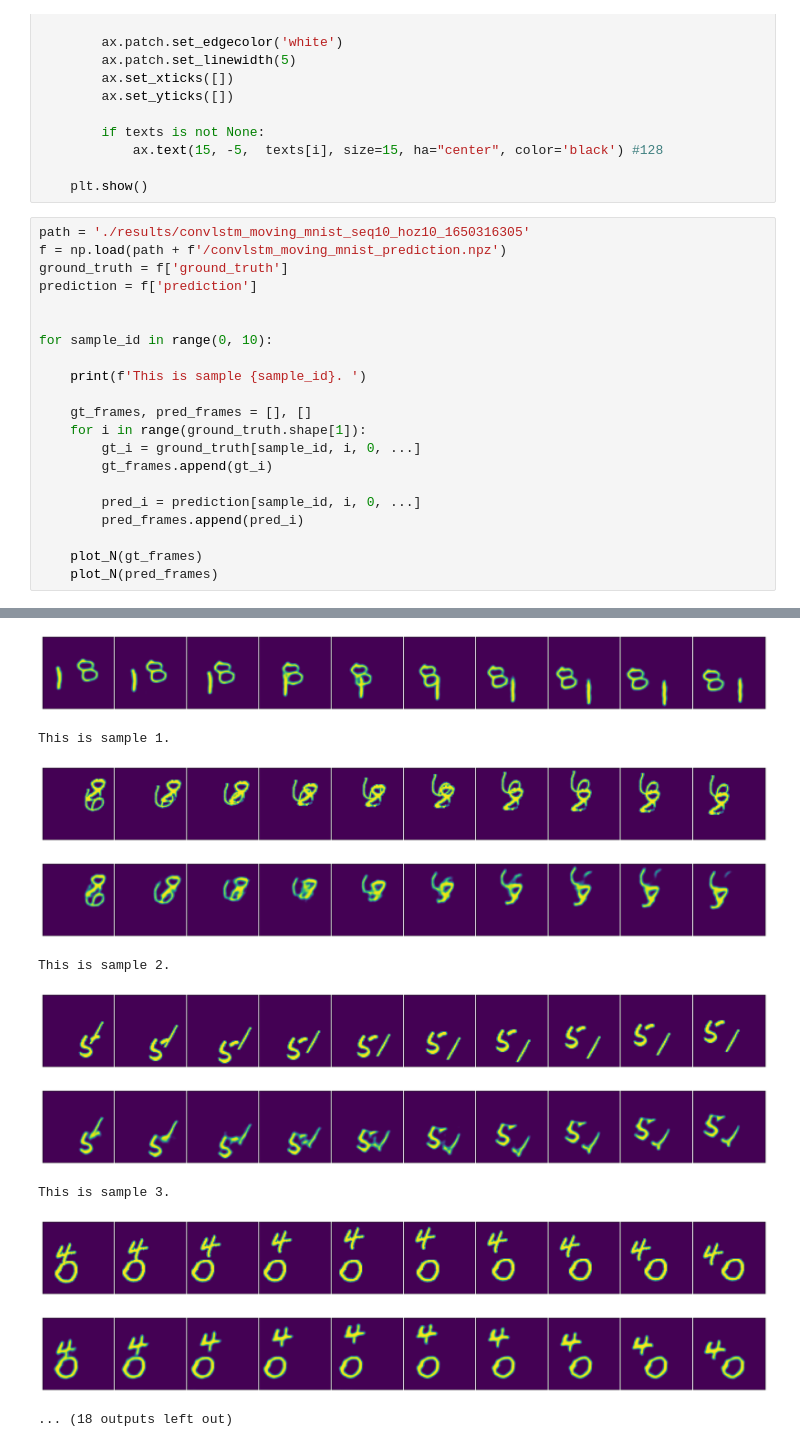
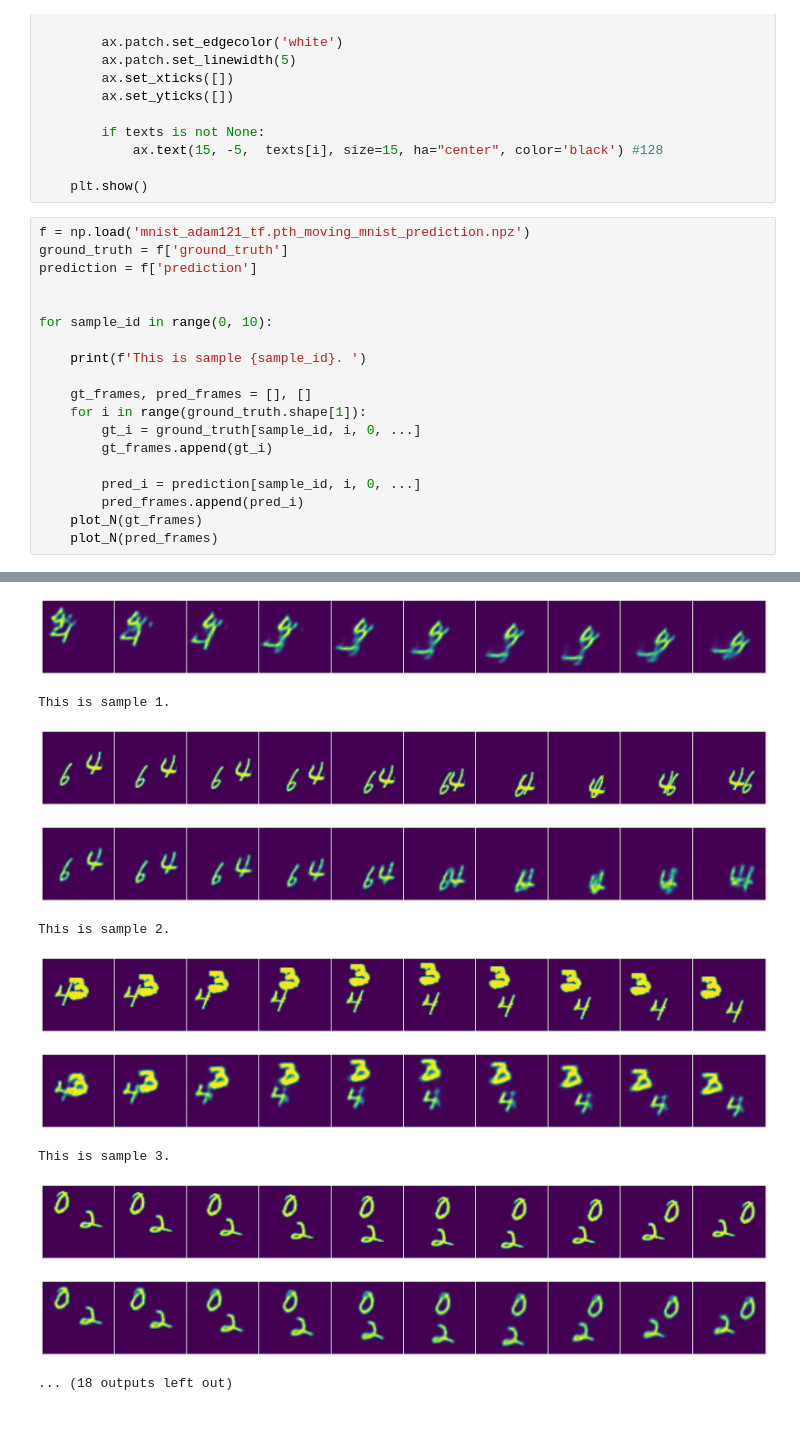
Before and after one commit to shivambhandari99/Orpheus, a Jupyter notebook: code/plot.ipynb, the cells around one changed output, grey strips where cells are left out. Saved outputs shown, nothing was run; the diff lists cells and outputs as text.

```diff
--- a/code/plot.ipynb
+++ b/code/plot.ipynb
@@ -33,8 +33,7 @@ def plot_N(images, texts=None, cmap=None):
 
     plt.show()
 # %%
-path = './results/convlstm_moving_mnist_seq10_hoz10_1650316305'
-f = np.load(path + f'/convlstm_moving_mnist_prediction.npz')
+f = np.load('mnist_adam121_tf.pth_moving_mnist_prediction.npz')
 ground_truth = f['ground_truth']
 prediction = f['prediction']
 
@@ -50,7 +49,6 @@ for sample_id in range(0, 10):
 
         pred_i = prediction[sample_id, i, 0, ...]
         pred_frames.append(pred_i)
-
     plot_N(gt_frames)
     plot_N(pred_frames)
 # %% [output]
@@ -59,11 +57,11 @@ This is sample 0.
-[figure, old version]
+[figure, new version]
 This is sample 1.
-[figure, old version]
+[figure, new version]
-[figure, old version]
+[figure, new version]
 This is sample 2.
-[figure, old version]
+[figure, new version]
-[figure, old version]
+[figure, new version]
 This is sample 3.
-[figure, old version]
+[figure, new version]
-[figure, old version]
+[figure, new version]
 ... (18 outputs left out)
```
Also changed, not shown: parts of 4 cells of this notebook, 8 other files.
